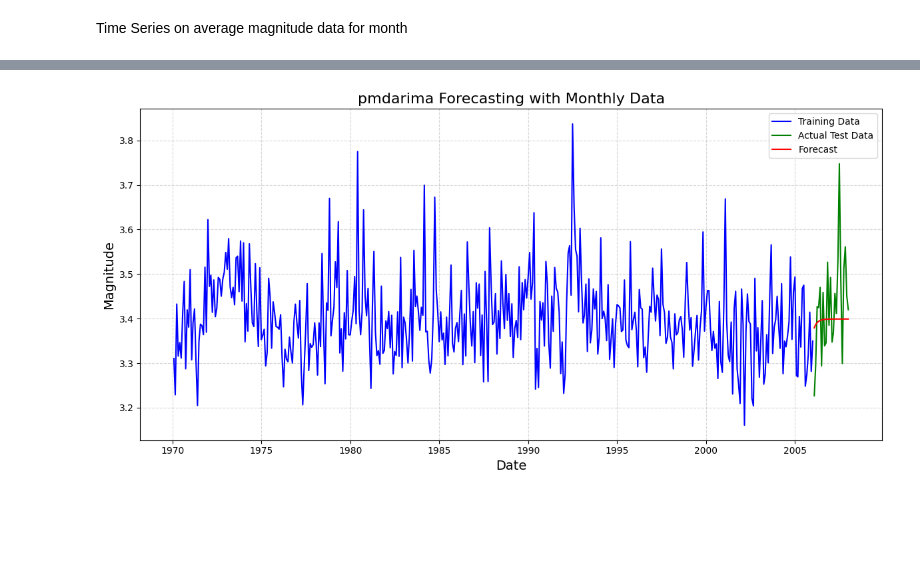
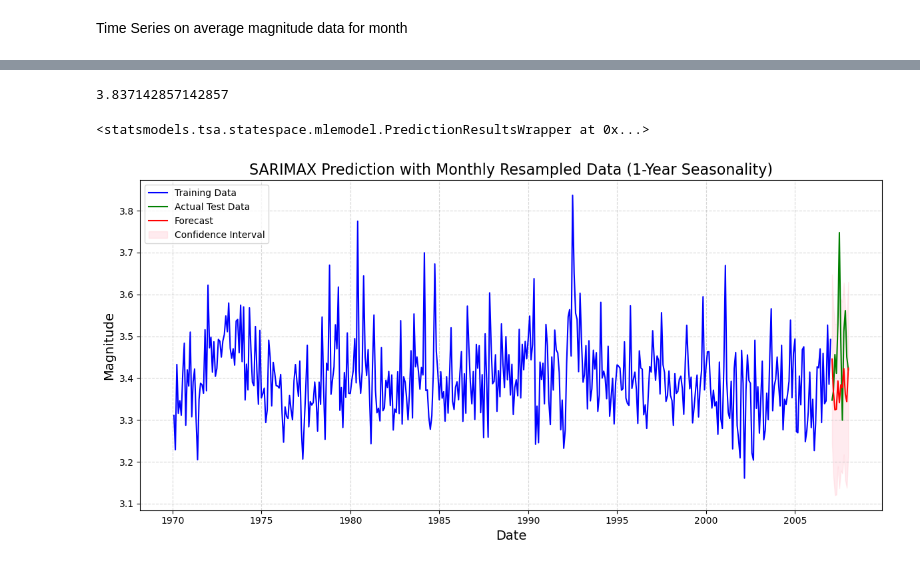
Before and after one commit to Piotrek2133/Earthquake_detection, a Jupyter notebook: time_series.ipynb, the cells around one changed output, grey strips where cells are left out. Drawn from its saved outputs; the diff is of its cells as text; code cells hidden in the pictures; blank space fills up the shorter version.

```diff
--- a/time_series.ipynb
+++ b/time_series.ipynb
@@ -178,22 +217,7 @@ Warnings:
-# %%
-# Step 5: Make predictions
-forecast_auto = auto_model.predict(n_periods=len(test_data))
-
-
-# Step 5: Plot the results
-plt.figure(figsize=(12, 6))
-plt.plot(train_data, label='Training Data', color='blue')
-plt.plot(test_data, label='Actual Test Data', color='green')
-plt.plot(test_data.index, forecast_auto, label='Forecast', color='red')
-plt.title('pmdarima Forecasting with Monthly Data', fontsize=16)
-plt.xlabel('Date', fontsize=14)
-plt.ylabel('Magnitude', fontsize=14)
-plt.legend()
-plt.grid(True, linestyle='--', alpha=0.5)
-plt.tight_layout()
-plt.show()
-# %% [output]
-[figure, removed]
+# %%
+train_data.max()
+# %% [output]
+3.837142857142857
 # %%
 model = SARIMAX(train_data,
                 order=(1, 1, 1),  # Non-seasonal order (p, d, q)
@@ -207,3 +231,26 @@ forecast = sarimax_model.get_forecast(steps=len(test_data))
 forecast_index = test_data.index
 forecast_mean = forecast.predicted_mean
 forecast_conf_int = forecast.conf_int()
+# %%
+forecast
+# %% [output]
+<statsmodels.tsa.statespace.mlemodel.PredictionResultsWrapper at 0x...>
+# %%
+# Step 6: Plot the results
+plt.figure(figsize=(12, 6))
+plt.plot(train_data, label='Training Data', color='blue')
+plt.plot(test_data, label='Actual Test Data', color='green')
+plt.plot(forecast_index, forecast_mean, label='Forecast', color='red')
+plt.fill_between(forecast_index,
+                 forecast_conf_int.iloc[:, 0],
+                 forecast_conf_int.iloc[:, 1],
+                 color='pink', alpha=0.3, label='Confidence Interval')
+plt.title('SARIMAX Prediction with Monthly Resampled Data (1-Year Seasonality)', fontsize=16)
+plt.xlabel('Date', fontsize=14)
+plt.ylabel('Magnitude', fontsize=14)
+plt.legend()
+plt.grid(True, linestyle='--', alpha=0.5)
+plt.tight_layout()
+plt.show()
+# %% [output]
+[figure, added]
```
Also changed, not shown: parts of 17 cells of this notebook, 8 other files.
